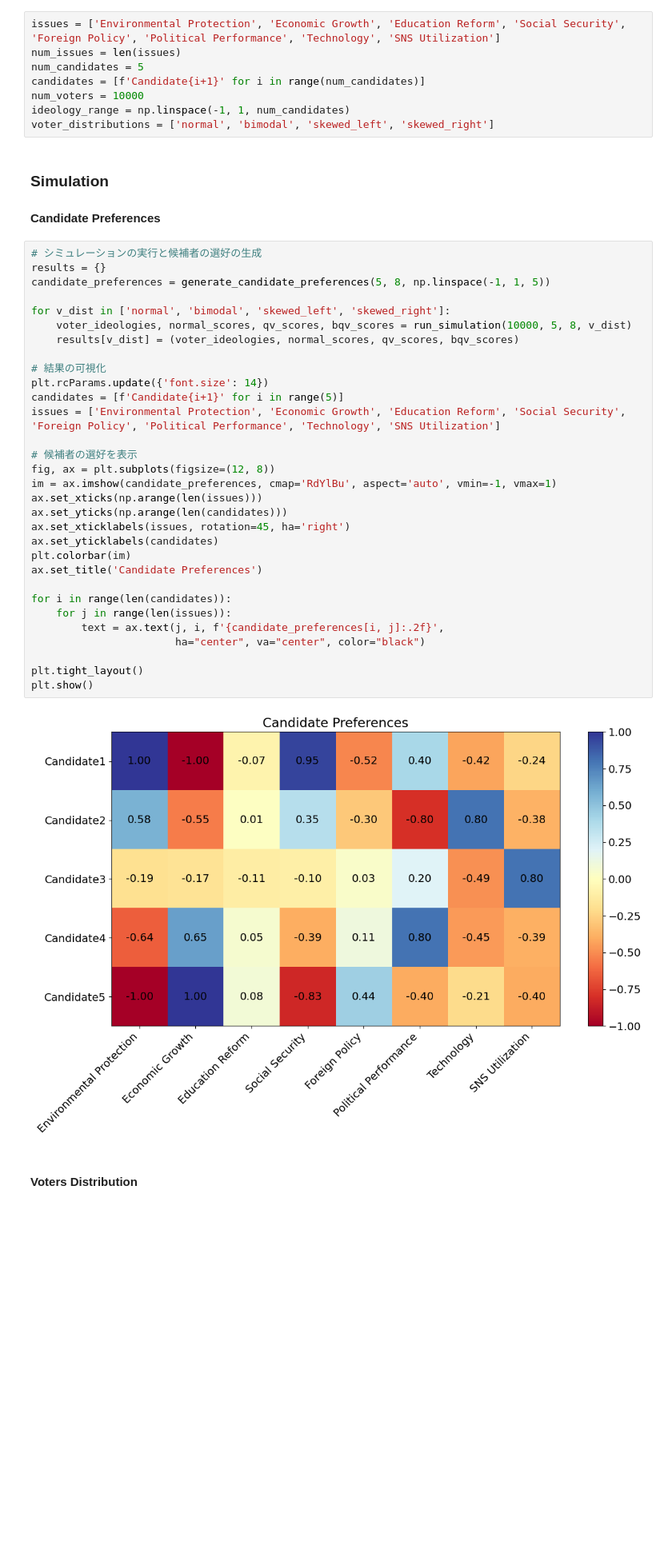
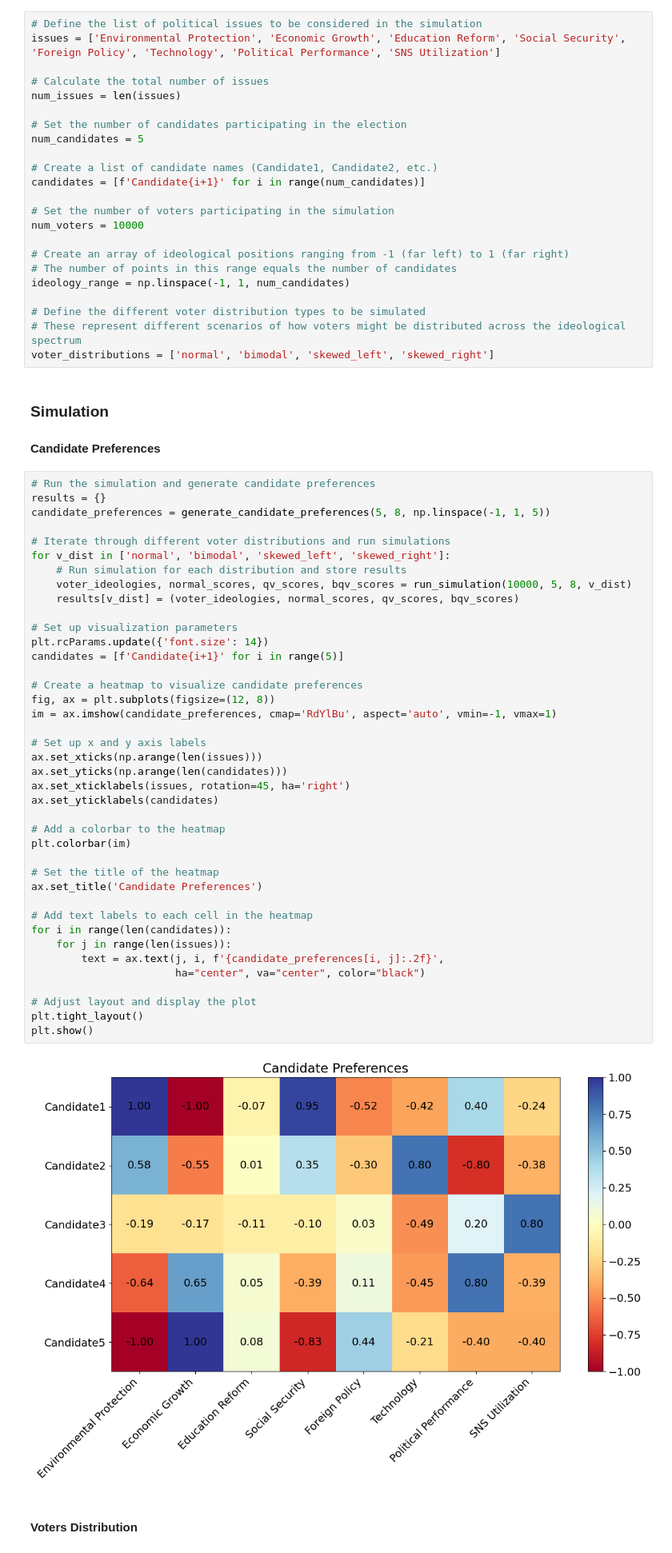
Before and after one commit to kentaro/bidirectional-quadratic-voting, a Jupyter notebook: simulation.ipynb, the cells around one changed output. Shown at 80% size. Cells and saved outputs as stored; diff of their text form; blank space fills up the shorter version.

Commit message:
Complete the simulation with detailed comments

```diff
--- a/simulation.ipynb
+++ b/simulation.ipynb
@@ -137,50 +166,74 @@ def run_simulation(num_voters, num_candidates, num_issues, ideology_distribution
 # %% [markdown]
 ### Prerequisites
 # %%
-issues = ['Environmental Protection', 'Economic Growth', 'Education Reform', 'Social Security', 'Foreign Policy', 'Political Performance', 'Technology', 'SNS Utilization']
+# Define the list of political issues to be considered in the simulation
+issues = ['Environmental Protection', 'Economic Growth', 'Education Reform', 'Social Security', 'Foreign Policy', 'Technology', 'Political Performance', 'SNS Utilization']
+
+# Calculate the total number of issues
 num_issues = len(issues)
+
+# Set the number of candidates participating in the election
 num_candidates = 5
+
+# Create a list of candidate names (Candidate1, Candidate2, etc.)
 candidates = [f'Candidate{i+1}' for i in range(num_candidates)]
+
+# Set the number of voters participating in the simulation
 num_voters = 10000
+
+# Create an array of ideological positions ranging from -1 (far left) to 1 (far right)
+# The number of points in this range equals the number of candidates
 ideology_range = np.linspace(-1, 1, num_candidates)
+
+# Define the different voter distribution types to be simulated
+# These represent different scenarios of how voters might be distributed across the ideological spectrum
 voter_distributions = ['normal', 'bimodal', 'skewed_left', 'skewed_right']
 # %% [markdown]
 ### Simulation
 
 #### Candidate Preferences
 # %%
-# シミュレーションの実行と候補者の選好の生成
+# Run the simulation and generate candidate preferences
 results = {}
 candidate_preferences = generate_candidate_preferences(5, 8, np.linspace(-1, 1, 5))
 
+# Iterate through different voter distributions and run simulations
 for v_dist in ['normal', 'bimodal', 'skewed_left', 'skewed_right']:
+    # Run simulation for each distribution and store results
     voter_ideologies, normal_scores, qv_scores, bqv_scores = run_simulation(10000, 5, 8, v_dist)
     results[v_dist] = (voter_ideologies, normal_scores, qv_scores, bqv_scores)
 
-# 結果の可視化
+# Set up visualization parameters
 plt.rcParams.update({'font.size': 14})
 candidates = [f'Candidate{i+1}' for i in range(5)]
-issues = ['Environmental Protection', 'Economic Growth', 'Education Reform', 'Social Security', 'Foreign Policy', 'Political Performance', 'Technology', 'SNS Utilization']
 
-# 候補者の選好を表示
+# Create a heatmap to visualize candidate preferences
 fig, ax = plt.subplots(figsize=(12, 8))
 im = ax.imshow(candidate_preferences, cmap='RdYlBu', aspect='auto', vmin=-1, vmax=1)
+
+# Set up x and y axis labels
 ax.set_xticks(np.arange(len(issues)))
 ax.set_yticks(np.arange(len(candidates)))
 ax.set_xticklabels(issues, rotation=45, ha='right')
 ax.set_yticklabels(candidates)
+
+# Add a colorbar to the heatmap
 plt.colorbar(im)
+
+# Set the title of the heatmap
 ax.set_title('Candidate Preferences')
 
+# Add text labels to each cell in the heatmap
 for i in range(len(candidates)):
     for j in range(len(issues)):
         text = ax.text(j, i, f'{candidate_preferences[i, j]:.2f}',
                        ha="center", va="center", color="black")
 
+# Adjust layout and display the plot
 plt.tight_layout()
 plt.show()
 # %% [output]
-[figure, old version]
+[figure, new version]
 # %% [markdown]
 #### Voters Distribution
 # %%
```
Also changed, not shown: parts of 4 cells of this notebook, 8 other files.
